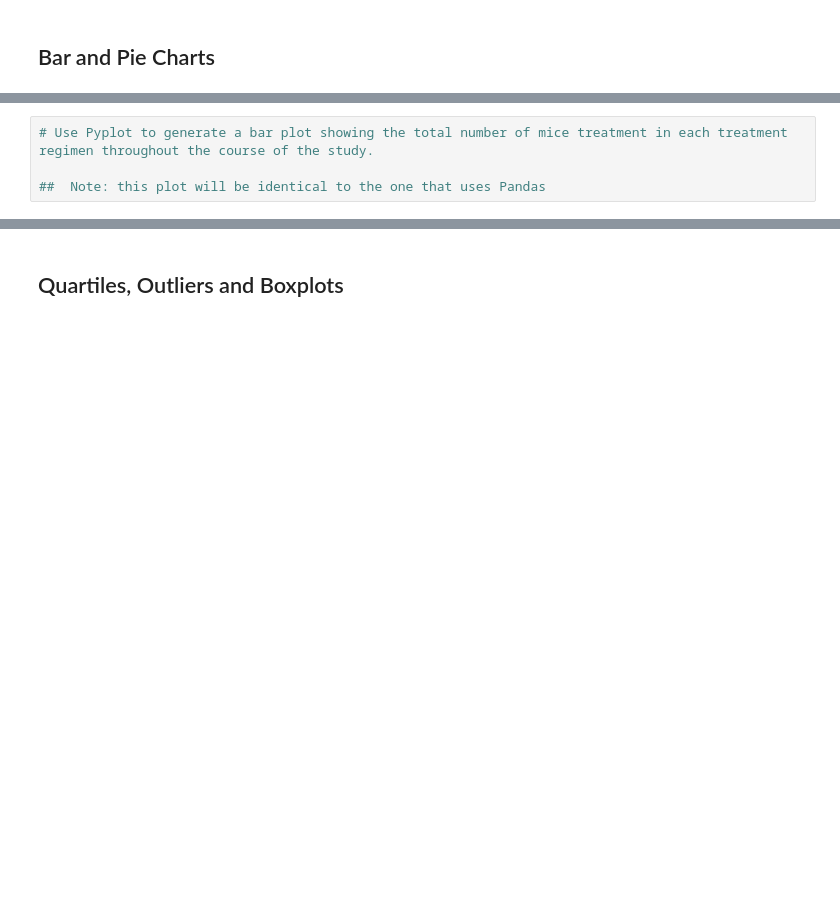
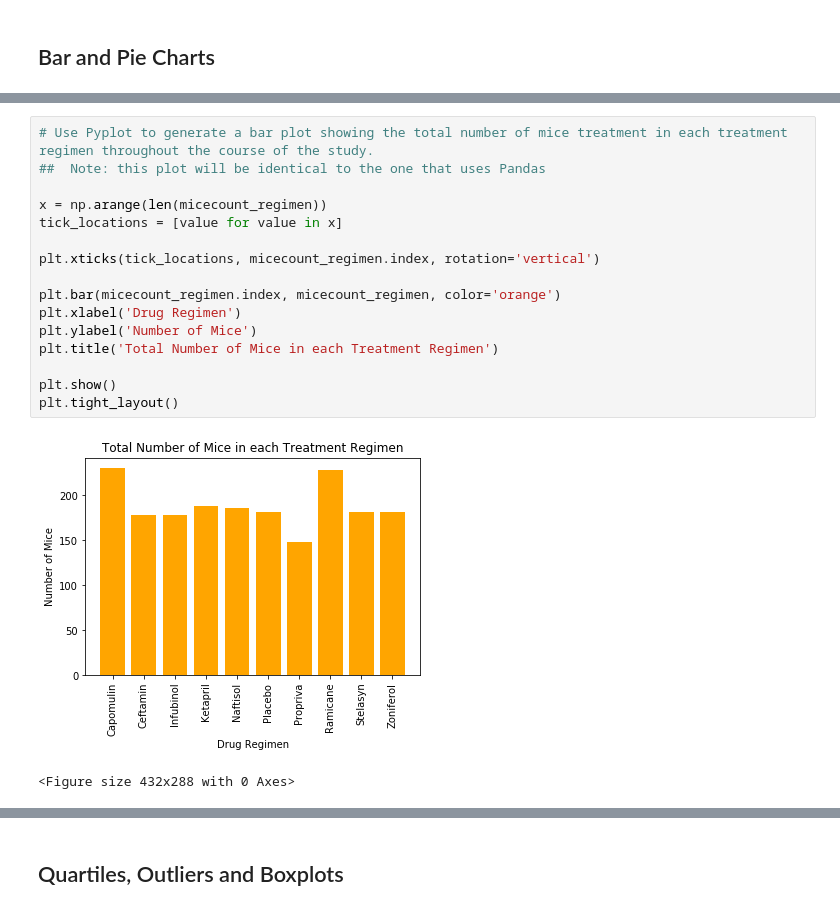
Before and after one commit to ckunakom/matplotlib-challenge, a Jupyter notebook: Pymaceuticals analysis.ipynb, the cells around one changed output, grey strips where cells are left out. Cells and saved outputs as stored; diff of their text form; blank space fills up the shorter version.

```diff
--- a/Pymaceuticals analysis.ipynb
+++ b/Pymaceuticals analysis.ipynb
@@ -123,4 +144,19 @@ regimengroup.agg({'Tumor Volume (mm3)': ['mean', 'median', 'var', 'std', 's']})
 # %%
 # Use Pyplot to generate a bar plot showing the total number of mice treatment in each treatment regimen throughout the course of the study.
+##  Note: this plot will be identical to the one that uses Pandas
 
-##  Note: this plot will be identical to the one that uses Pandas
+x = np.arange(len(micecount_regimen))
+tick_locations = [value for value in x]
+
+plt.xticks(tick_locations, micecount_regimen.index, rotation='vertical')
+
+plt.bar(micecount_regimen.index, micecount_regimen, color='orange')
+plt.xlabel('Drug Regimen')
+plt.ylabel('Number of Mice')
+plt.title('Total Number of Mice in each Treatment Regimen')
+
+plt.show()
+plt.tight_layout()
+# %% [output]
+[figure, added]
+<Figure size 432x288 with 0 Axes>
```
Also changed, not shown: parts of 14 cells of this notebook.
